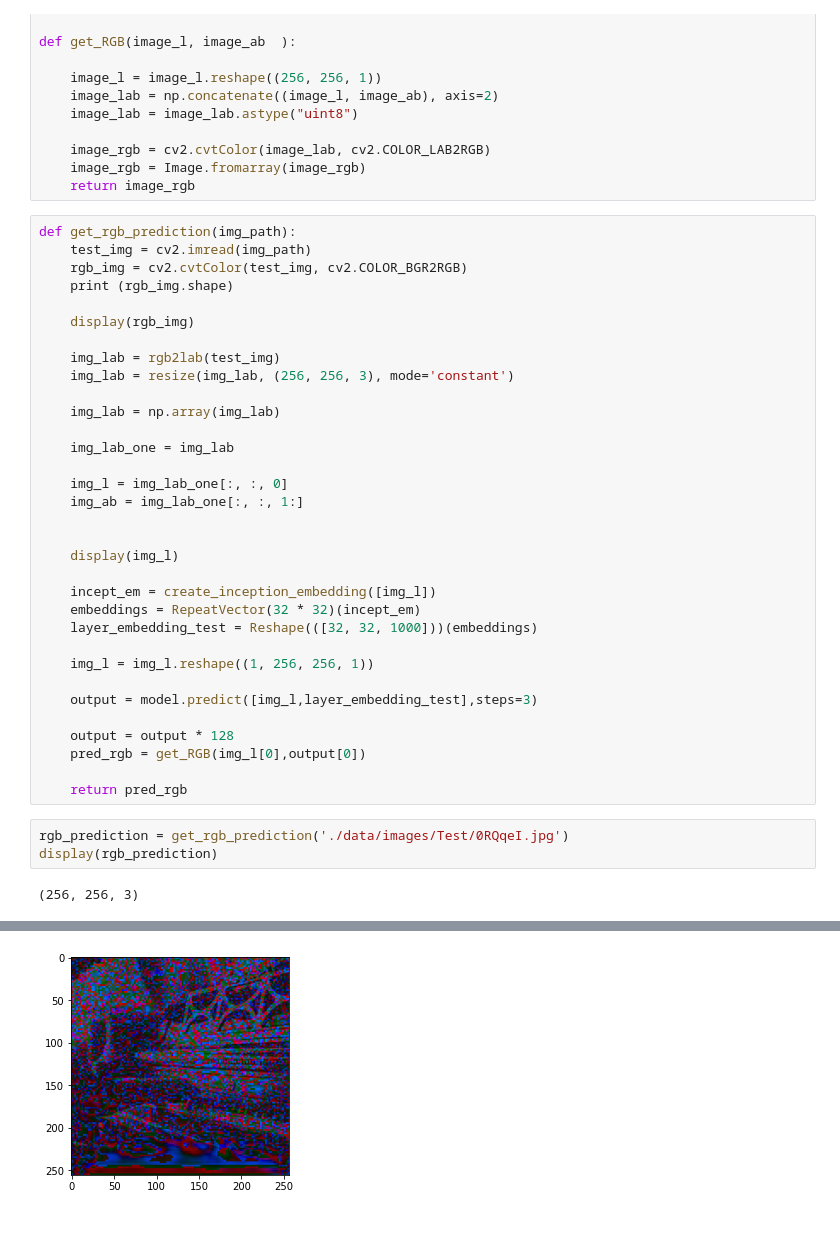
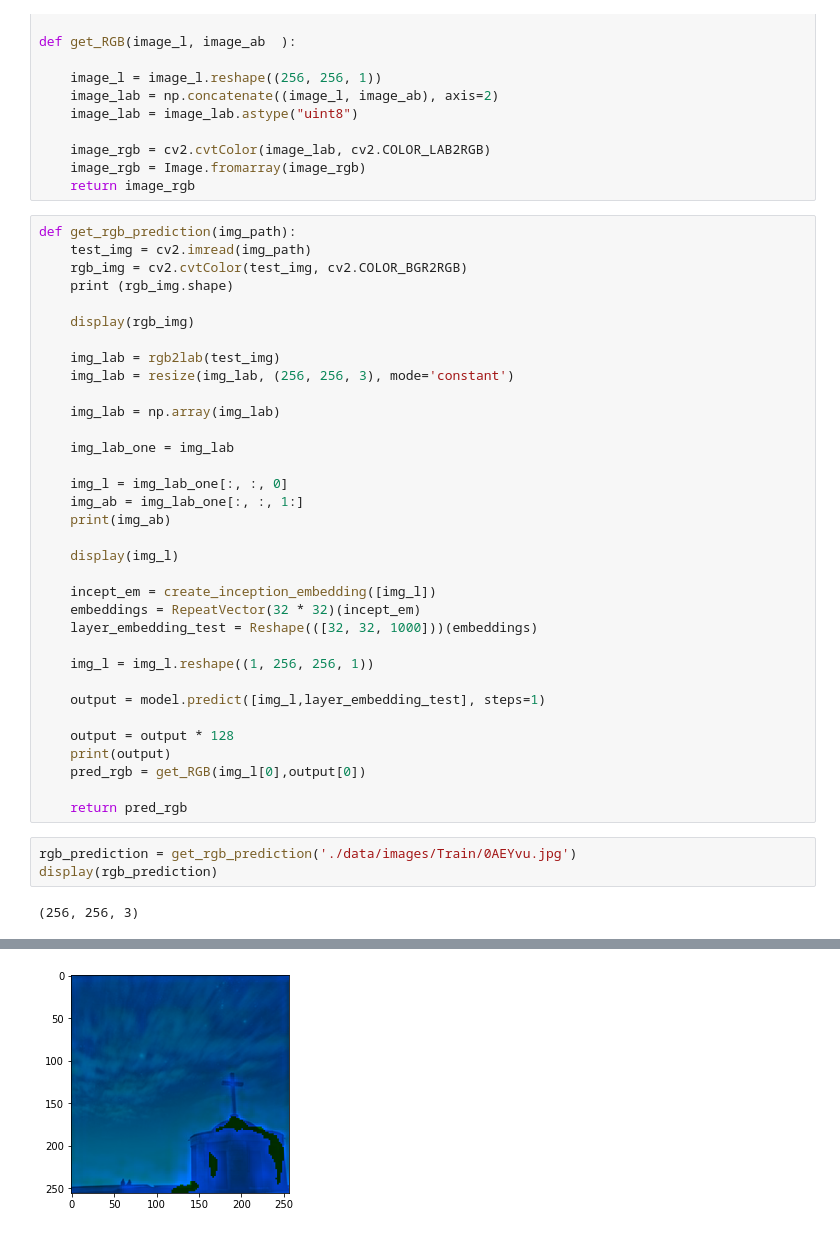
Before and after one commit to jnalbert/Chroma, a Jupyter notebook: Model/prediction.ipynb, the cells around one changed output, grey strips where cells are left out. Cells and saved outputs as stored; diff of their text form.

Commit message:
changed prediction method

```diff
--- a/Model/prediction.ipynb
+++ b/Model/prediction.ipynb
@@ -104,7 +104,7 @@ def get_rgb_prediction(img_path):
 
     img_l = img_lab_one[:, :, 0]
     img_ab = img_lab_one[:, :, 1:]
-
+    print(img_ab)
 
     display(img_l)
 
@@ -114,14 +114,15 @@ def get_rgb_prediction(img_path):
 
     img_l = img_l.reshape((1, 256, 256, 1))
 
-    output = model.predict([img_l,layer_embedding_test],steps=3)
+    output = model.predict([img_l,layer_embedding_test], steps=1)
 
     output = output * 128
+    print(output)
     pred_rgb = get_RGB(img_l[0],output[0])
 
     return pred_rgb
 # %%
-rgb_prediction = get_rgb_prediction('./data/images/Test/0RQqeI.jpg')
+rgb_prediction = get_rgb_prediction('./data/images/Train/0AEYvu.jpg')
 display(rgb_prediction)
 # %% [output]
 (256, 256, 3)
@@ -130 +165 @@ display(rgb_prediction)
-[figure, old version]
+[figure, new version]
```
Also changed, not shown: parts of 1 cell of this notebook, 1 other file.
